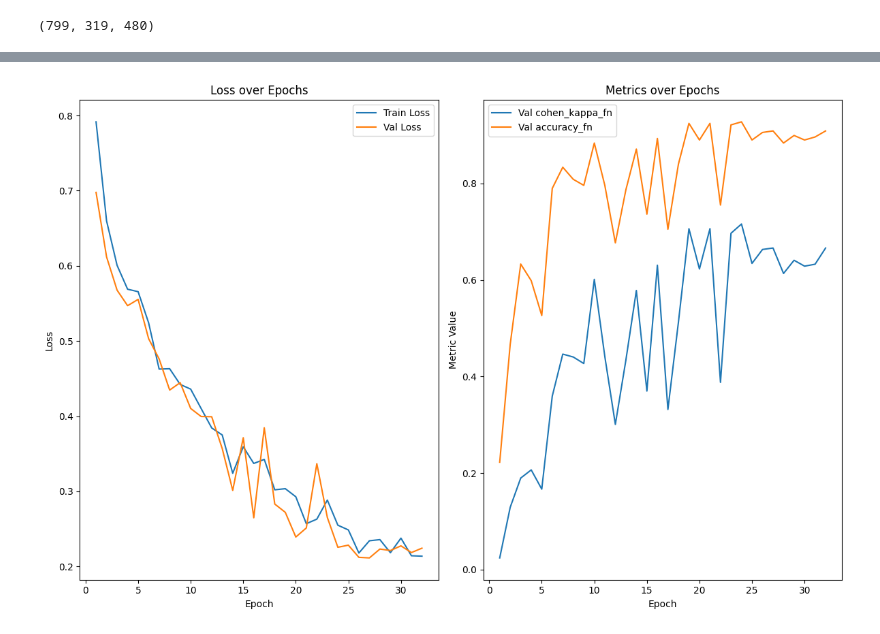
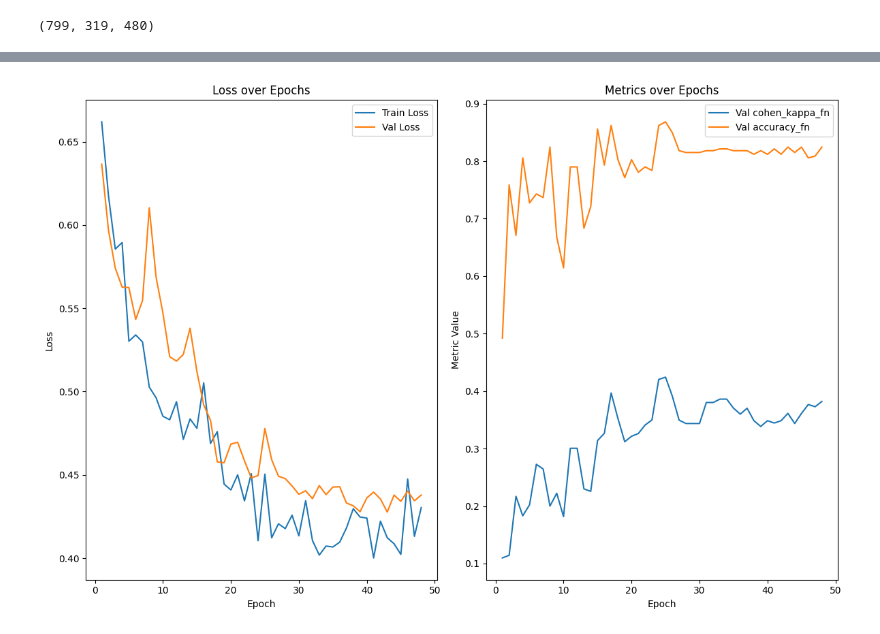
Before and after one commit to giolucasd/masters, a Jupyter notebook: mo434/larvae/01-larvae-classification.ipynb, the cells around one changed output, grey strips where cells are left out. Saved outputs shown, nothing was run; the diff lists cells and outputs as text; code cells hidden in the pictures.

```diff
--- a/mo434/larvae/01-larvae-classification.ipynb
+++ b/mo434/larvae/01-larvae-classification.ipynb
@@ -55,6 +63,7 @@ augmentation = transforms.Compose(
 )
 # %%
 builder = ImageDataLoadBuilder(
+    data_dir=Path("../images/larvae"),
     train_transform=augmentation,
     valid_transform=preparation,
     test_transform=preparation,
@@ -122,0 +97,10 @@ criterion = nn.CrossEntropyLoss(weight=weights)
+# %%
+cnn_0 = FlexCNNClassifier(
+    input_shape=input_shape,
+    num_classes=num_classes,
+    mlp_layers=[32],
+    conv_channels=[8,16],
+    use_dropout=True,
+    use_batchnorm=True,
+)
+summary(cnn_0, input_shape)
@@ -123,17 +125,17 @@ criterion = nn.CrossEntropyLoss(weight=weights)
 # %%
-optimizer = optim.Adam(model.parameters(), lr=1e-4)
-lr_scheduler = optim.lr_scheduler.StepLR(optimizer, step_size=25, gamma=0.1)
-checkpoint_path = "weights/model.pt"
-trainer = Trainer(
-    model=model,
-    optimizer=optimizer,
+optimizer_cnn_0 = optim.Adam(cnn_0.parameters(), lr=1e-4)
+scheduler_cnn_0 = optim.lr_scheduler.StepLR(optimizer_cnn_0, step_size=25, gamma=0.1)
+ckpt_cnn_0 = "weights/cnn_0.pt"
+trainer_cnn_0 = Trainer(
+    model=cnn_0,
+    optimizer=optimizer_cnn_0,
     criterion=criterion,
     device=device,
-    scheduler=lr_scheduler,
-    checkpoint_path=checkpoint_path,
+    scheduler=scheduler_cnn_0,
+    checkpoint_path=ckpt_cnn_0,
     patience=5,
     metric_fns=[cohen_kappa_fn, accuracy_fn],
 )
 # %%
-trainer.fit(train_loader, valid_loader, num_epochs=100)
+trainer_cnn_0.fit(train_loader, valid_loader, num_epochs=100)
 # %% [output]
@@ -165,5 +167,5 @@ trainer.fit(train_loader, valid_loader, num_epochs=100)
 # %%
-trainer.plot_epochs()
+trainer_cnn_0.plot_epochs()
 # %% [output]
-[figure, old version]
+[figure, new version]
 # %%
```
Also changed, not shown: parts of 26 cells of this notebook.
